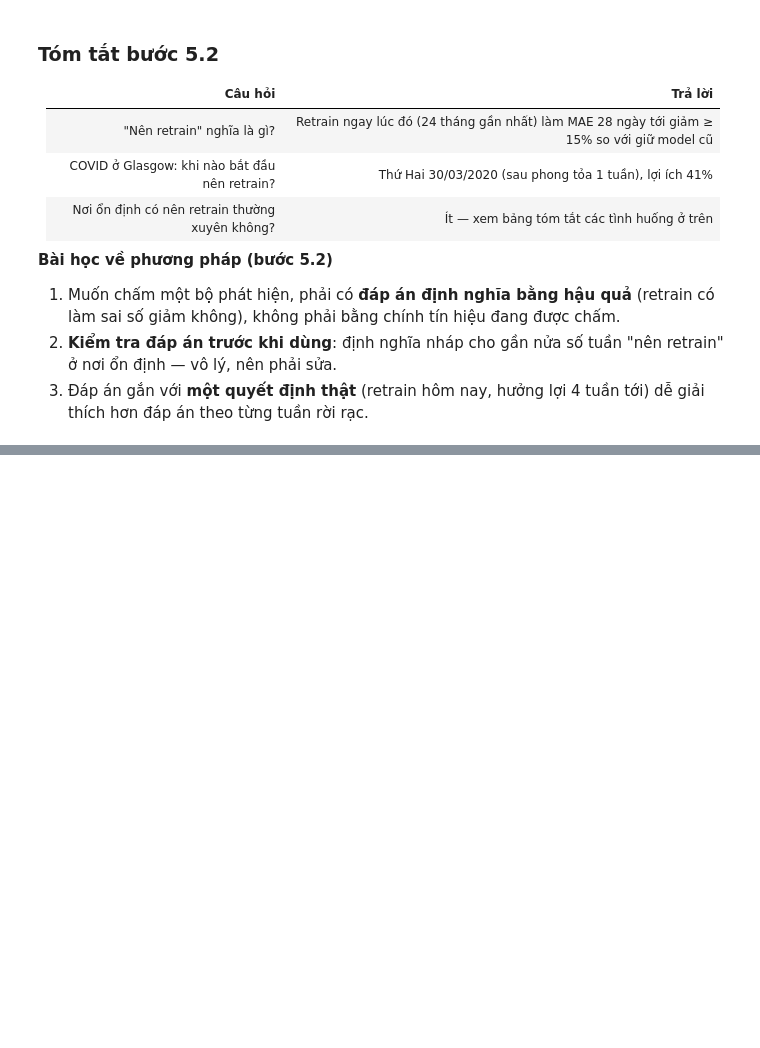
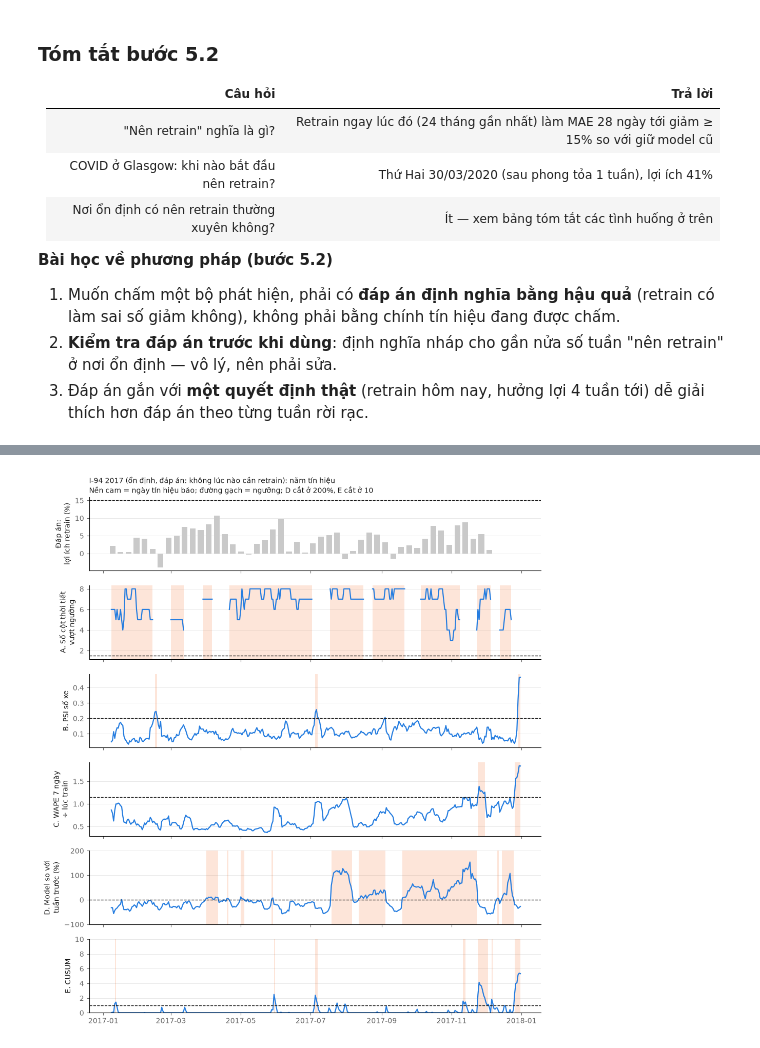
Before and after one commit to Phuctt205dev/adaptive-mlops-traffic-forecast-self-research-NT114.Q21, a Jupyter notebook: experiments/notebooks/E3-drift-retrain.ipynb, the cells around one changed output, grey strips where cells are left out. Cells and saved outputs as stored; diff of their text form; code cells hidden in the pictures; blank space fills up the shorter version.

```diff
--- a/experiments/notebooks/E3-drift-retrain.ipynb
+++ b/experiments/notebooks/E3-drift-retrain.ipynb
@@ -457,0 +608,6 @@ fig.tight_layout(); fig.savefig(FIG / "E3-3-ground-truth-retrain-gain.png", dpi=
+# %%
+fig, axes = plot_signals("I-94 (M0 đến 01/2017)", "2017-01-01", "2017-12-31", FIG / "E3-5-signals-i94-stable.png",
+                         "I-94 2017 (ổn định, đáp án: không lúc nào cần retrain): năm tín hiệu")
+fig.tight_layout(); fig.savefig(FIG / "E3-5-signals-i94-stable.png", dpi=150); plt.show()
+# %% [output]
+[figure, added]
```
Also changed, not shown: parts of 8 cells of this notebook, 10 other files.
